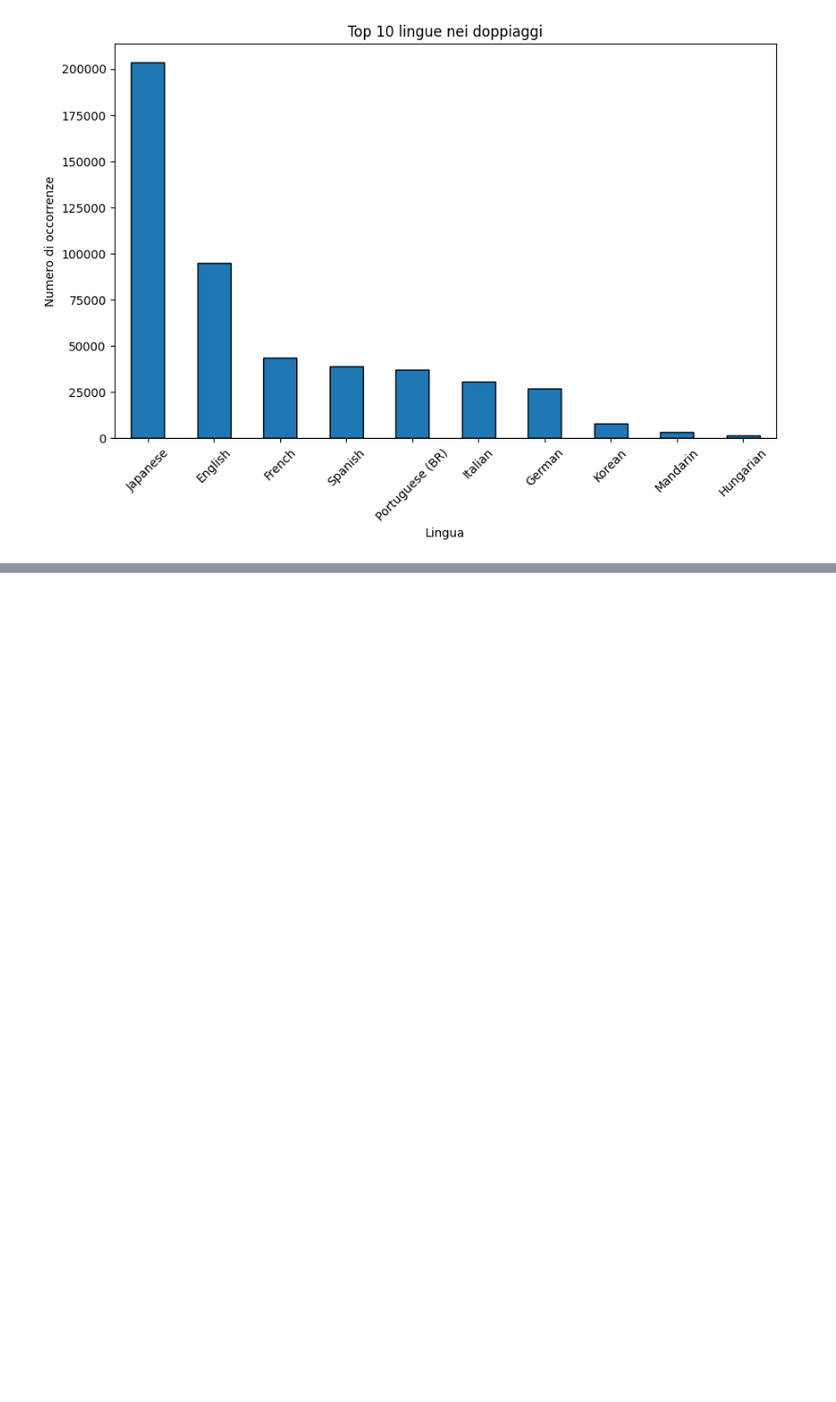
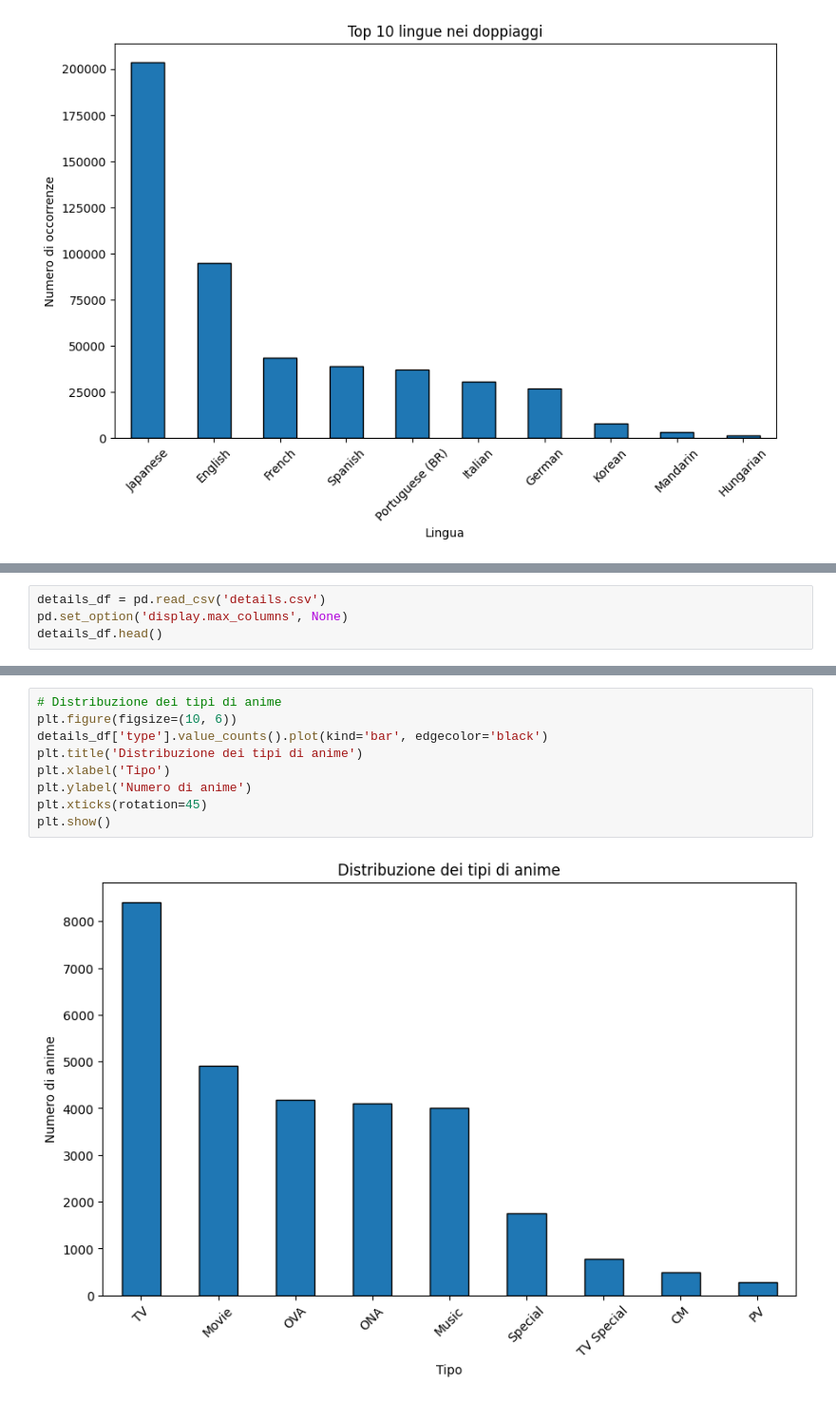
Before and after one commit to LeonardoFerraud/HCI---progetto-finale-Ferraud-Russo-2, a Jupyter notebook: AnalisiDataset2.ipynb, the cells around one changed output, grey strips where cells are left out. Shown at 95% size. Cells and saved outputs as stored; diff of their text form; blank space fills up the shorter version.

```diff
--- a/AnalisiDataset2.ipynb
+++ b/AnalisiDataset2.ipynb
@@ -125,0 +206,4 @@ Da questo grafico possiamo notare i doppiaggi in quali lingue sono state effetue
+# %%
+details_df = pd.read_csv('details.csv')
+pd.set_option('display.max_columns', None)
+details_df.head()
@@ -125,0 +219,11 @@ Da questo grafico possiamo notare i doppiaggi in quali lingue sono state effetue
+# %%
+# Distribuzione dei tipi di anime
+plt.figure(figsize=(10, 6))
+details_df['type'].value_counts().plot(kind='bar', edgecolor='black')
+plt.title('Distribuzione dei tipi di anime')
+plt.xlabel('Tipo')
+plt.ylabel('Numero di anime')
+plt.xticks(rotation=45)
+plt.show()
+# %% [output]
+[figure, added]
```
Also changed, not shown: parts of 26 cells of this notebook.
